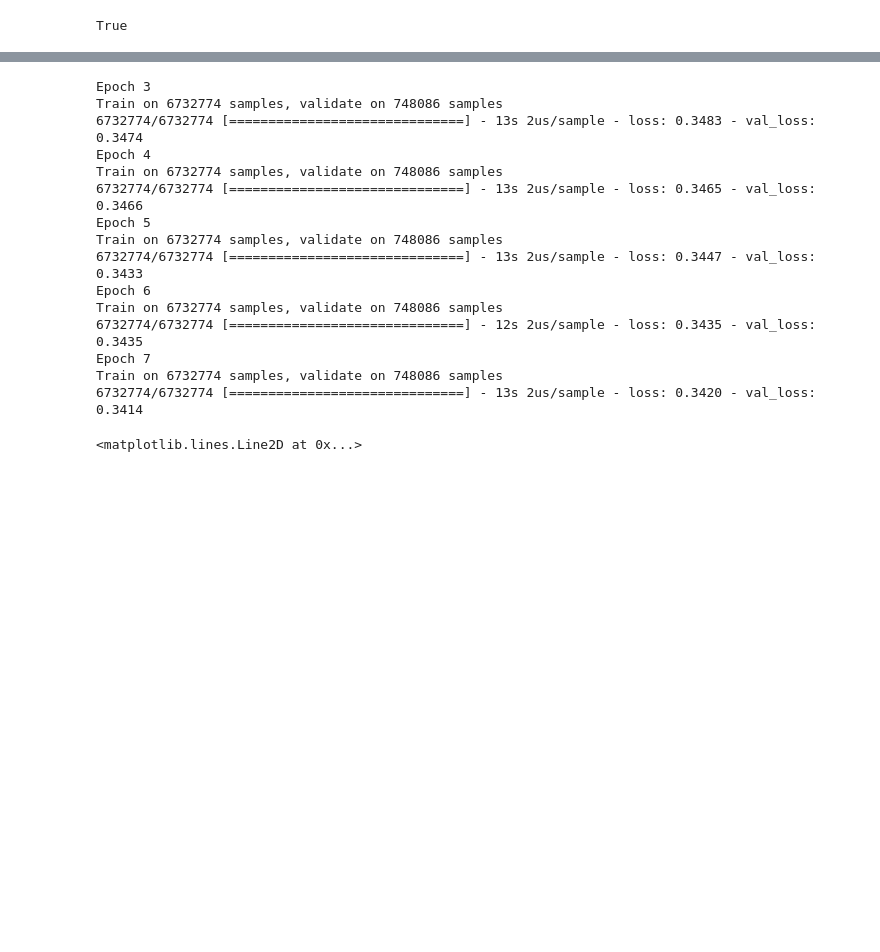
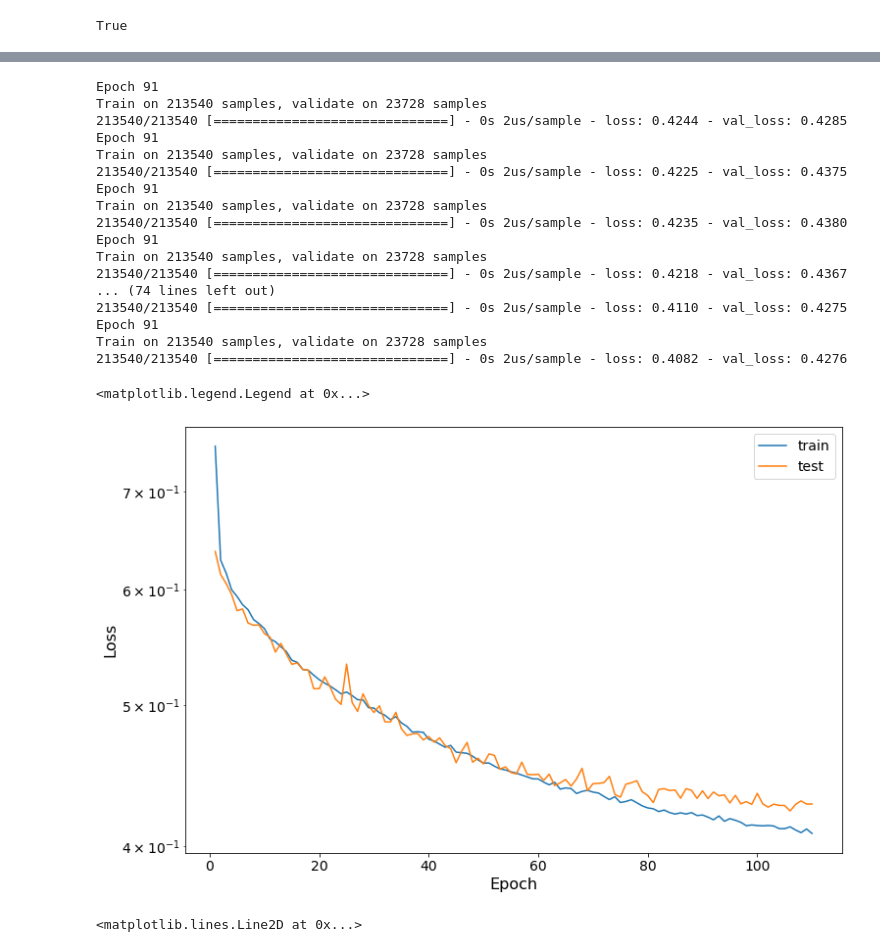
Before and after one commit to philippeller/IceNet, a Jupyter notebook: HitNet.ipynb, the cells around one changed output, grey strips where cells are left out. Saved outputs shown, nothing was run; the diff lists cells and outputs as text; code cells hidden in the pictures; blank space fills up the shorter version.

```diff
--- a/HitNet.ipynb
+++ b/HitNet.ipynb
@@ -67,5 +85,7 @@ Skipping file ../test_data/oscNext_genie_level3_v01.03_pass2.140000.000000.hdf5
 # %%
 hits_train, hits_test, charges_train, charges_test, params_train, params_test = train_test_split(hits, charges, params, test_size=0.1, random_state=42)
+
+q_charges_train, q_charges_test, q_params_train, q_params_test = train_test_split(q_charges, q_params, test_size=0.1, random_state=42)
 # %%
 azimuth_idx = labels.index('azimuth')
 zenith_idx = labels.index('zenith')
@@ -194,43 +301,47 @@ def shuffle(hits, params, each_row=True):
 # %%
-for i in range(10):
+for i in range(30):
 
-    shuffled_hits_train, shuffled_params_train, outputs_train = shuffle(hits_train, params_train)
-    shuffled_hits_test, shuffled_params_test, outputs_test = shuffle(hits_test, params_test)
+    shuffled_q_charges_train, shuffled_q_params_train, outputs_q_train = shuffle(q_charges_train, q_params_train)
+    shuffled_q_charges_test, shuffled_q_params_test, outputs_q_test = shuffle(q_charges_test, q_params_test)
 
     gc.collect()
 
     print('Epoch %i'%(len(loss_history)+1))
 
-    model.fit([shuffled_hits_train, shuffled_params_train], outputs_train, batch_size=2048, epochs=1, validation_data=([shuffled_hits_test, shuffled_params_test], outputs_test), callbacks=[my_history,])
+    charge_net.fit([shuffled_q_charges_train.flatten()[:, np.newaxis], shuffled_q_params_train], outputs_q_train, batch_size=2048, epochs=1, validation_data=([shuffled_q_charges_test.flatten()[:, np.newaxis], shuffled_q_params_test], outputs_q_test), callbacks=[my_history_q,])
 
-    loss_history.append(model.history.history['loss'])
-    val_loss_history.append(model.history.history['val_loss'])
+    loss_history_q.append(charge_net.history.history['loss'])
+    val_loss_history_q.append(charge_net.history.history['val_loss'])
 
 
 fig, ax = plt.subplots(1, 1, figsize=(12,8))
-x = np.arange(1, len(loss_history)+1)
-ax.plot(x, np.concatenate(loss_history), label='train')
-ax.plot(x, np.concatenate(val_loss_history), label='test')
+x = np.arange(1, len(loss_history_q)+1)
+ax.plot(x, np.concatenate(loss_history_q), label='train')
+ax.plot(x, np.concatenate(val_loss_history_q), label='test')
 ax.set_yscale('log')
 ax.set_xlabel('Epoch')
 ax.set_ylabel('Loss')
 ax.legend()
 # %% [output]
-Epoch 3
-Train on 6732774 samples, validate on 748086 samples
-6732774/6732774 [==============================] - 13s 2us/sample - loss: 0.3483 - val_loss: 0.3474
-Epoch 4
-Train on 6732774 samples, validate on 748086 samples
-6732774/6732774 [==============================] - 13s 2us/sample - loss: 0.3465 - val_loss: 0.3466
-Epoch 5
-Train on 6732774 samples, validate on 748086 samples
-6732774/6732774 [==============================] - 13s 2us/sample - loss: 0.3447 - val_loss: 0.3433
-Epoch 6
-Train on 6732774 samples, validate on 748086 samples
-6732774/6732774 [==============================] - 12s 2us/sample - loss: 0.3435 - val_loss: 0.3435
-Epoch 7
-Train on 6732774 samples, validate on 748086 samples
-6732774/6732774 [==============================] - 13s 2us/sample - loss: 0.3420 - val_loss: 0.3414
+Epoch 91
+Train on 213540 samples, validate on 23728 samples
+213540/213540 [==============================] - 0s 2us/sample - loss: 0.4244 - val_loss: 0.4285
+Epoch 91
+Train on 213540 samples, validate on 23728 samples
+213540/213540 [==============================] - 0s 2us/sample - loss: 0.4225 - val_loss: 0.4375
+Epoch 91
+Train on 213540 samples, validate on 23728 samples
+213540/213540 [==============================] - 0s 2us/sample - loss: 0.4235 - val_loss: 0.4380
+Epoch 91
+Train on 213540 samples, validate on 23728 samples
+213540/213540 [==============================] - 0s 2us/sample - loss: 0.4218 - val_loss: 0.4367
+... (74 lines left out)
+213540/213540 [==============================] - 0s 2us/sample - loss: 0.4110 - val_loss: 0.4275
+Epoch 91
+Train on 213540 samples, validate on 23728 samples
+213540/213540 [==============================] - 0s 2us/sample - loss: 0.4082 - val_loss: 0.4276
+<matplotlib.legend.Legend at 0x...>
+[figure, added]
 # %%
 hit_idx = 404
 
```
Also changed, not shown: parts of 17 cells of this notebook, 2 other files.
